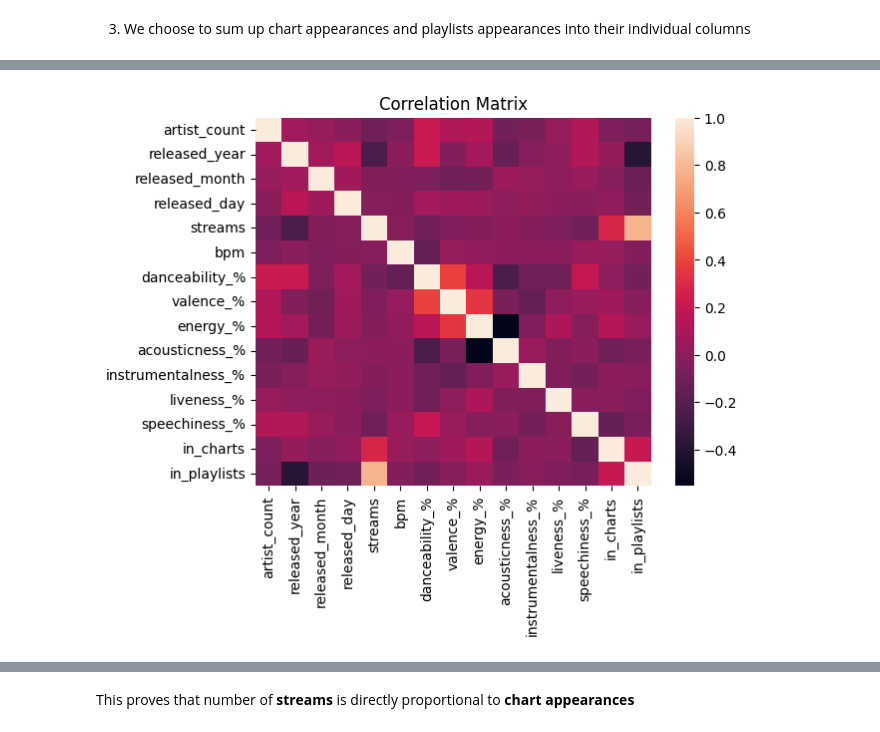
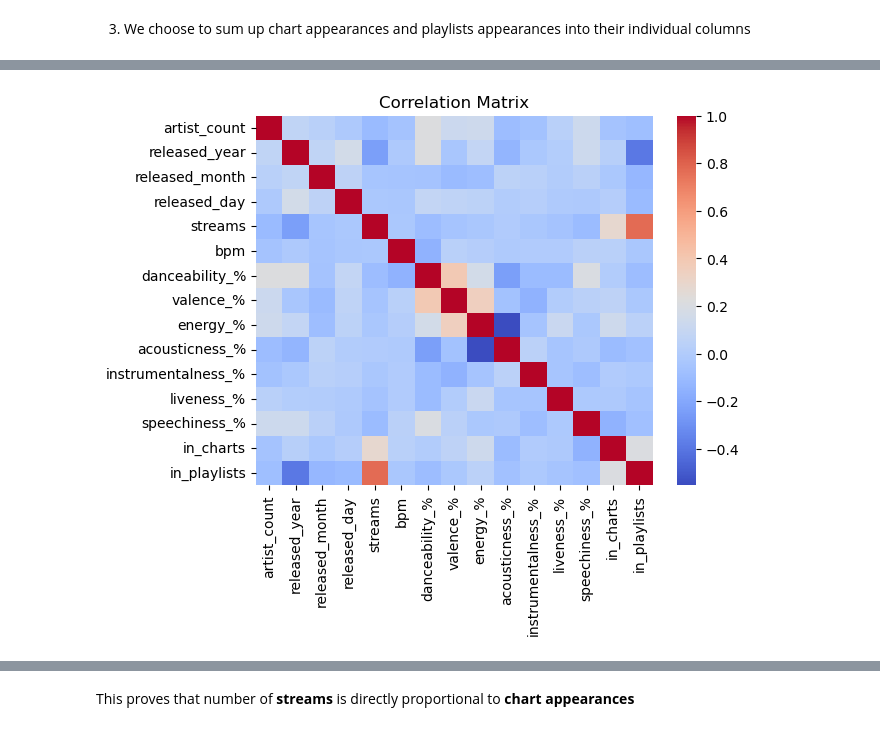
Before and after one commit to certificateofparticipation/VJCxTP-Hackathon-24, a Jupyter notebook: main.ipynb, the cells around one changed output, grey strips where cells are left out. Cells and saved outputs as stored; diff of their text form; code cells hidden in the pictures.

```diff
--- a/main.ipynb
+++ b/main.ipynb
@@ -105,10 +127,10 @@ df.head()
 # %%
 # Plot a correlation matrix
 
 cmatrix = df.corr(numeric_only=True)
 
-sns.heatmap(cmatrix)
+sns.heatmap(cmatrix, cmap='coolwarm')
 plt.title('Correlation Matrix')
 plt.show()
 # %% [output]
-[figure, old version]
+[figure, new version]
```
Also changed, not shown: parts of 11 cells of this notebook.
